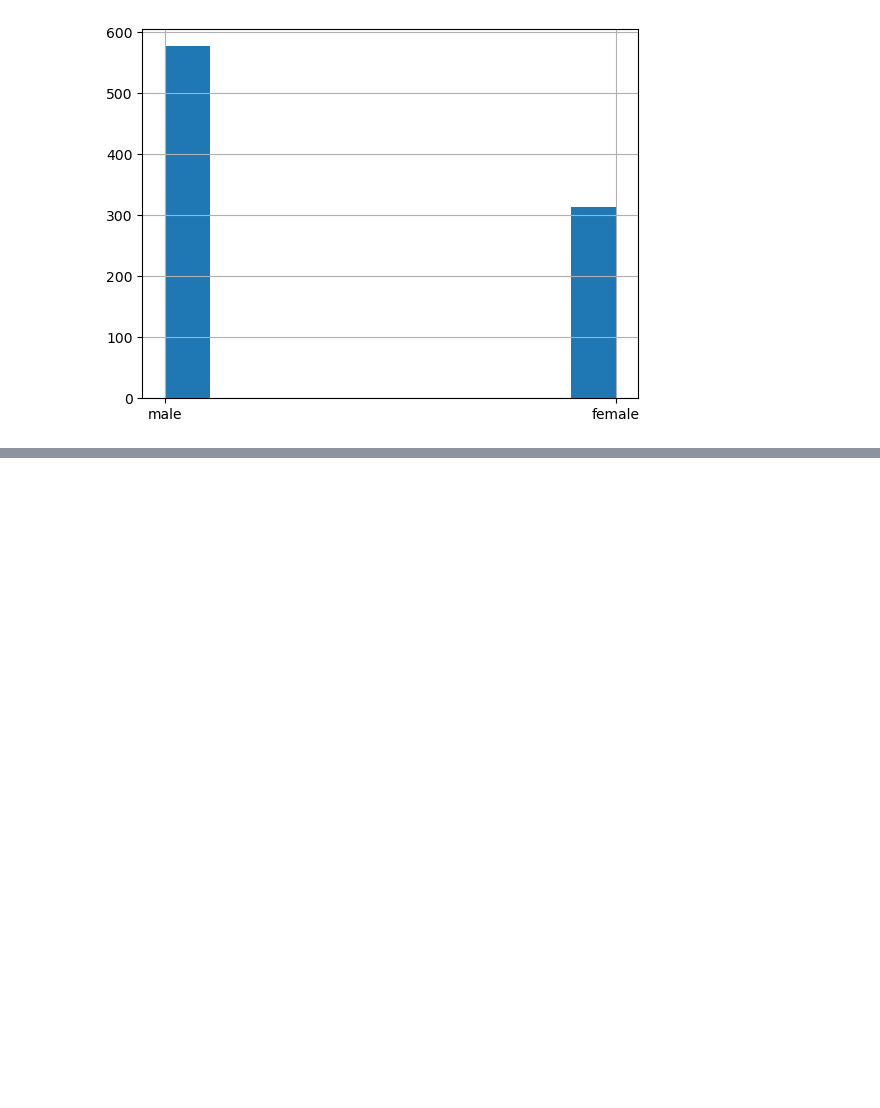
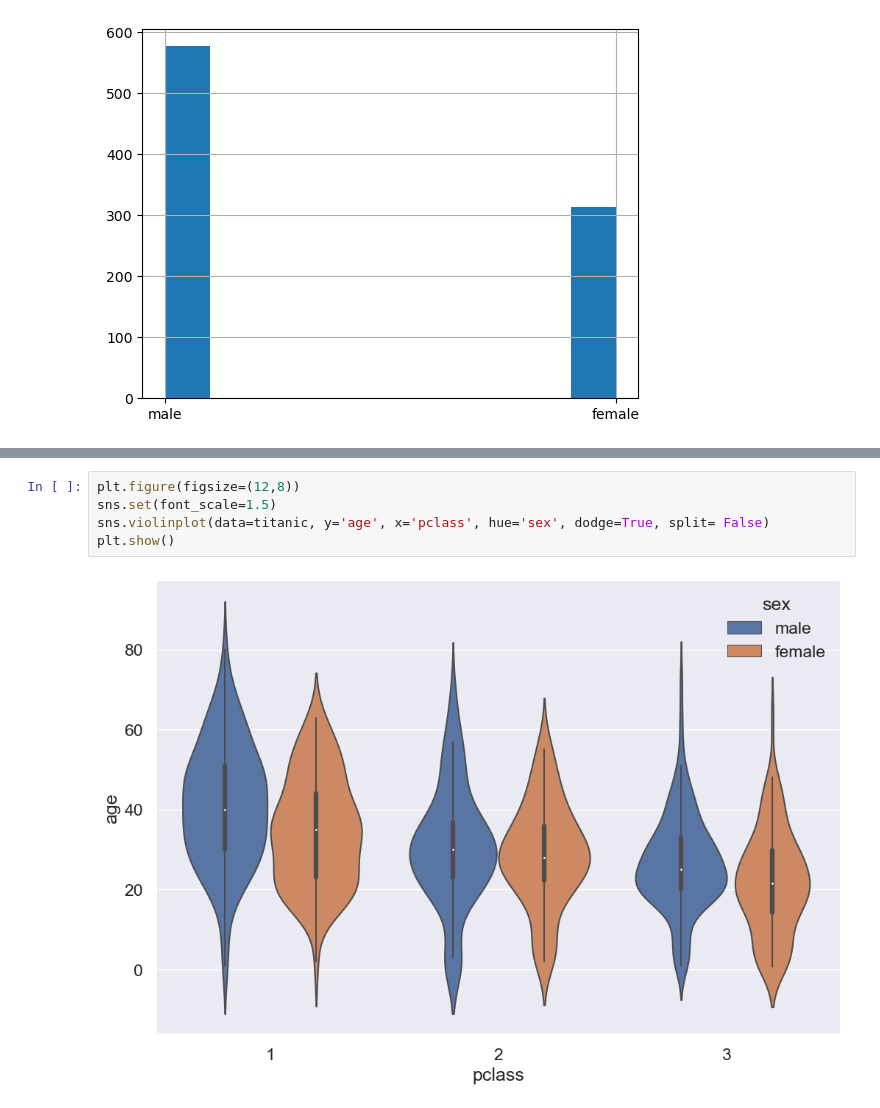
Before and after one commit to Danny-80/Manage-finance-with-Python, a Jupyter notebook: Jupyter_notebooks/Visualization with Matplotlib.ipynb, the cells around one changed output, grey strips where cells are left out. Drawn from its saved outputs; the diff is of its cells as text; blank space fills up the shorter version.

```diff
--- a/Jupyter_notebooks/Visualization with Matplotlib.ipynb
+++ b/Jupyter_notebooks/Visualization with Matplotlib.ipynb
@@ -306,0 +283,7 @@ plt.show()
+# %%
+plt.figure(figsize=(12,8))
+sns.set(font_scale=1.5)
+sns.violinplot(data=titanic, y='age', x='pclass', hue='sex', dodge=True, split= False)
+plt.show()
+# %% [output]
+[figure, added]
```
Also changed, not shown: parts of 48 cells of this notebook.
